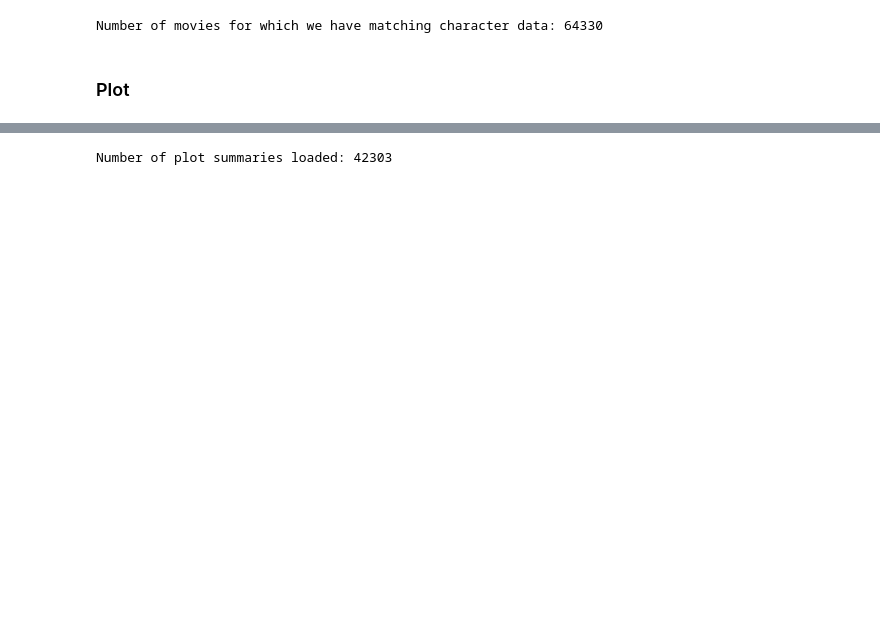
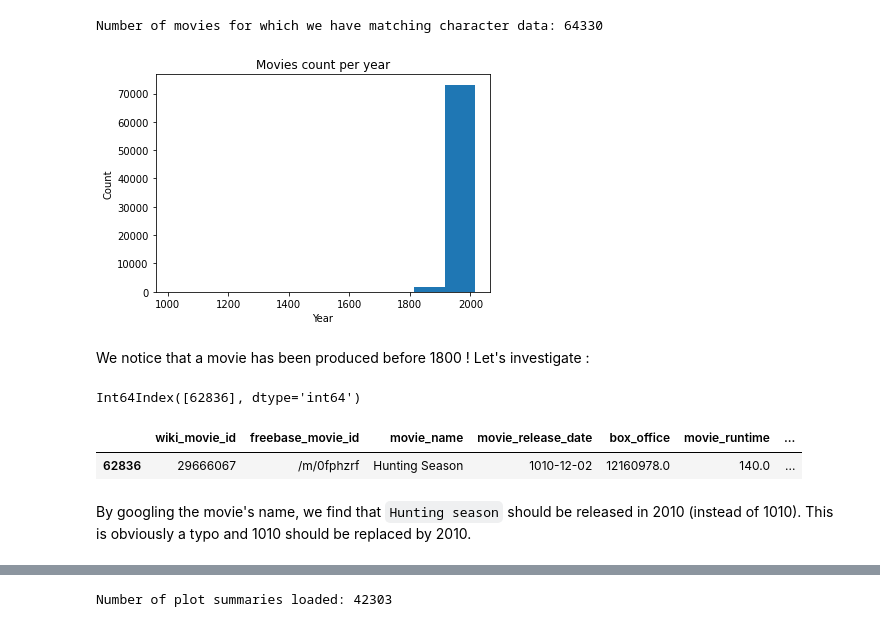
Before and after one commit to epfl-ada/ada-2023-project-advanceddataarsonists, a Jupyter notebook: initial_analyses.ipynb, the cells around one changed output, grey strips where cells are left out. Saved outputs shown, nothing was run; the diff lists cells and outputs as text; code cells hidden in the pictures; blank space fills up the shorter version.

```diff
--- a/initial_analyses.ipynb
+++ b/initial_analyses.ipynb
@@ -93 +122,23 @@ Number of movies for which we have matching character data: 64330
+# %%
+plt.hist(movies_df['movie_release_year'])
+plt.xlabel("Year")
+plt.ylabel("Count")
+plt.title("Movies count per year")
+plt.show()
+# %% [output]
+[figure, added]
+# %% [markdown]
+We notice that a movie has been produced before 1800 ! Let's investigate :
+# %%
+wrong_dates = movies_df[movies_df['movie_release_year'] < 1800].index
+print(wrong_dates)
+# %% [output]
+Int64Index([62836], dtype='int64')
+# %%
+movies_df.loc[wrong_dates]
+# %% [output]
+|  | wiki_movie_id | freebase_movie_id | movie_name | movie_release_date | box_office | movie_runtime | ... |
+| 62836 | 29666067 | /m/0fphzrf | Hunting Season | 1010-12-02 | 12160978.0 | 140.0 | ... |
+# %% [markdown]
+By googling the movie's name, we find that `Hunting season` should be released in 2010 (instead of 1010). This is obviously a typo and 1010 should be replaced by 2010.
 # %%
@@ -100,5 +145,3 @@ wrong_dates = movies_df[movies_df['movie_release_year'] < 1800].index
 # A movie that has the release date 1010. We fix the typo to 2010
 movies_df.loc[wrong_dates, 'movie_release_year']= 2010
 movies_df.loc[wrong_dates, 'movie_release_date'] ='2010-12-02'
-# %% [markdown]
-### Plot
```
Also changed, not shown: parts of 47 cells of this notebook.
